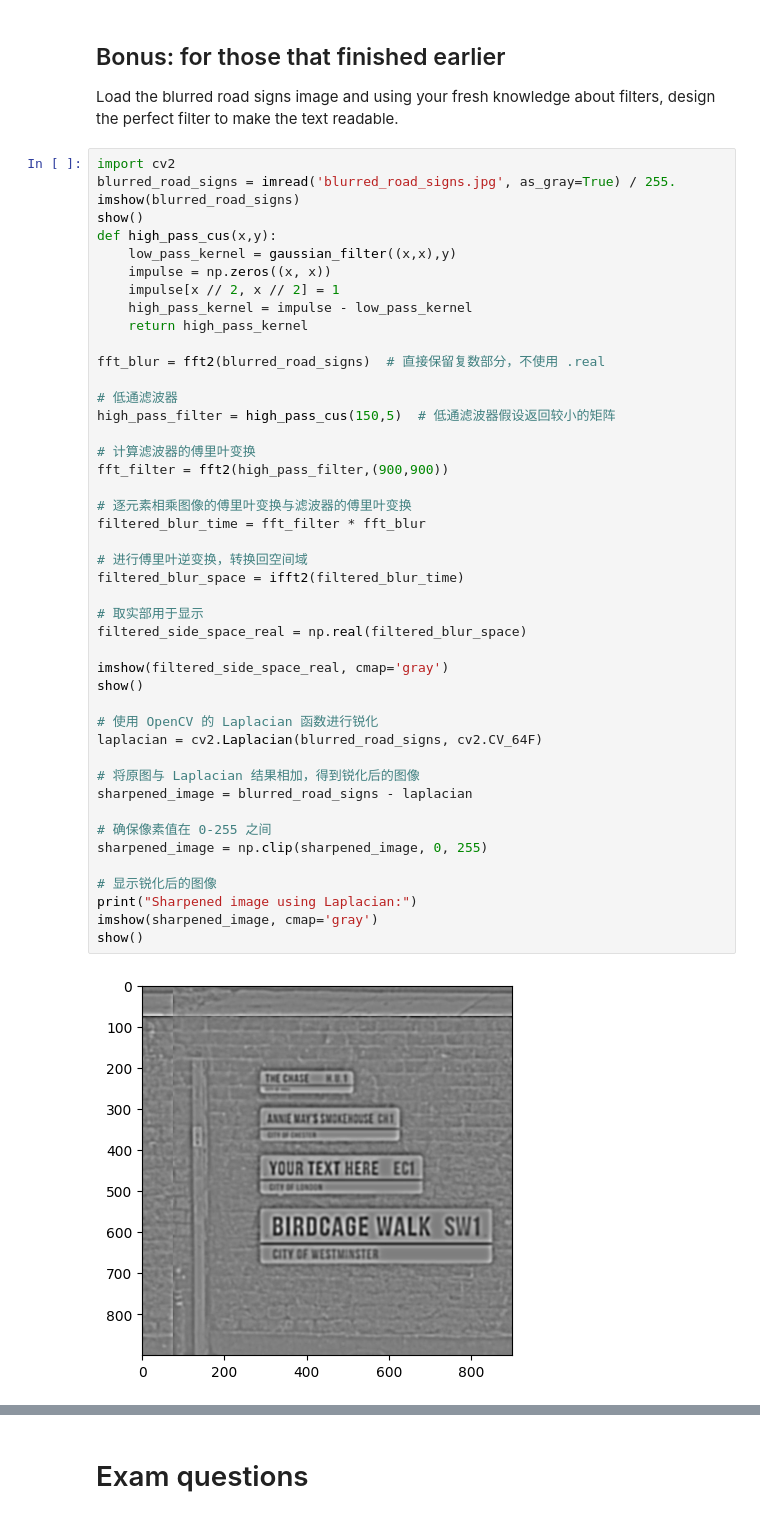
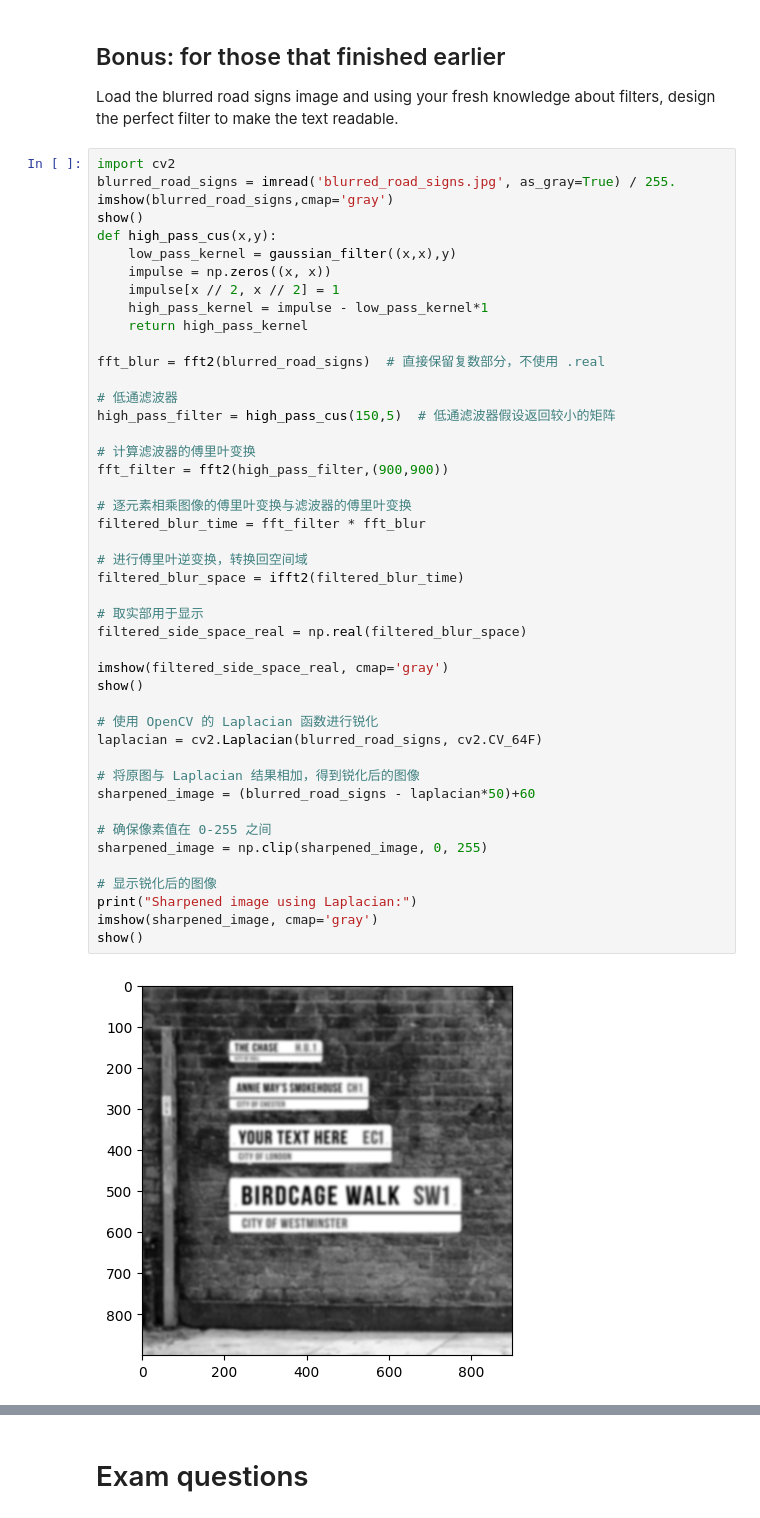
Before and after one commit to htark1993/viscomp2024, a Jupyter notebook: Exercises/W4/W4_exercise.ipynb, the cells around one changed output, grey strips where cells are left out. Saved outputs shown, nothing was run; the diff lists cells and outputs as text.

```diff
--- a/Exercises/W4/W4_exercise.ipynb
+++ b/Exercises/W4/W4_exercise.ipynb
@@ -240,13 +240,13 @@ Load the blurred road signs image and using your fresh knowledge about filters,
 # %%
 import cv2
 blurred_road_signs = imread('blurred_road_signs.jpg', as_gray=True) / 255.
-imshow(blurred_road_signs)
+imshow(blurred_road_signs,cmap='gray')
 show()
 def high_pass_cus(x,y):
     low_pass_kernel = gaussian_filter((x,x),y)
     impulse = np.zeros((x, x))
     impulse[x // 2, x // 2] = 1
-    high_pass_kernel = impulse - low_pass_kernel
+    high_pass_kernel = impulse - low_pass_kernel*1
     return high_pass_kernel
 
 fft_blur = fft2(blurred_road_signs)  # 直接保留复数部分，不使用 .real
@@ -255,32 +255,32 @@ fft_blur = fft2(blurred_road_signs)  # 直接保留复数部分，不使用 .rea
 high_pass_filter = high_pass_cus(150,5)  # 低通滤波器假设返回较小的矩阵
 
 # 计算滤波器的傅里叶变换
 fft_filter = fft2(high_pass_filter,(900,900))
 
 # 逐元素相乘图像的傅里叶变换与滤波器的傅里叶变换
 filtered_blur_time = fft_filter * fft_blur
 
 # 进行傅里叶逆变换，转换回空间域
 filtered_blur_space = ifft2(filtered_blur_time)
 
 # 取实部用于显示
 filtered_side_space_real = np.real(filtered_blur_space)
 
 imshow(filtered_side_space_real, cmap='gray')
 show()
 
 # 使用 OpenCV 的 Laplacian 函数进行锐化
 laplacian = cv2.Laplacian(blurred_road_signs, cv2.CV_64F)
 
 # 将原图与 Laplacian 结果相加，得到锐化后的图像
-sharpened_image = blurred_road_signs - laplacian
+sharpened_image = (blurred_road_signs - laplacian*50)+60
 
 # 确保像素值在 0-255 之间
 sharpened_image = np.clip(sharpened_image, 0, 255)
 
 # 显示锐化后的图像
 print("Sharpened image using Laplacian:")
 imshow(sharpened_image, cmap='gray')
 show()
 # %% [output]
-[figure, old version]
+[figure, new version]
```
Also changed, not shown: parts of 1 cell of this notebook.
